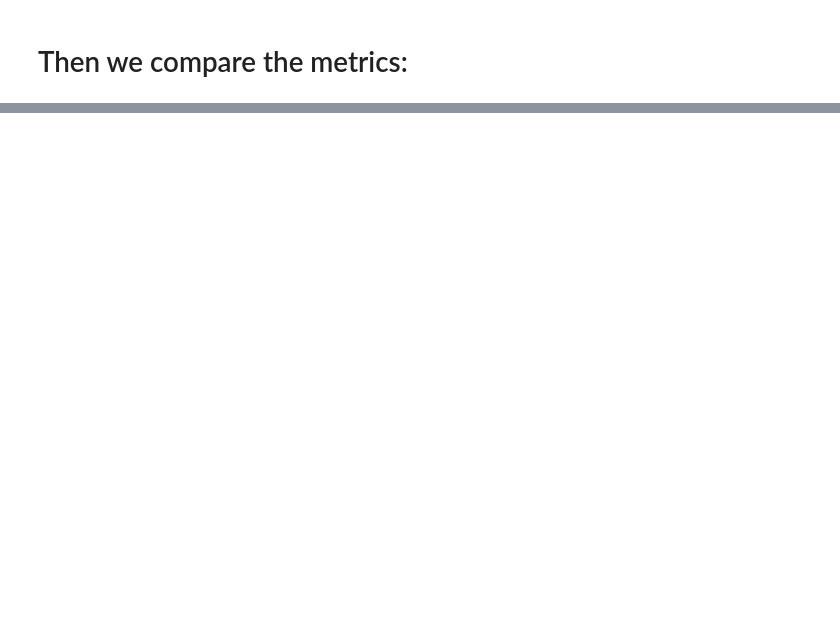
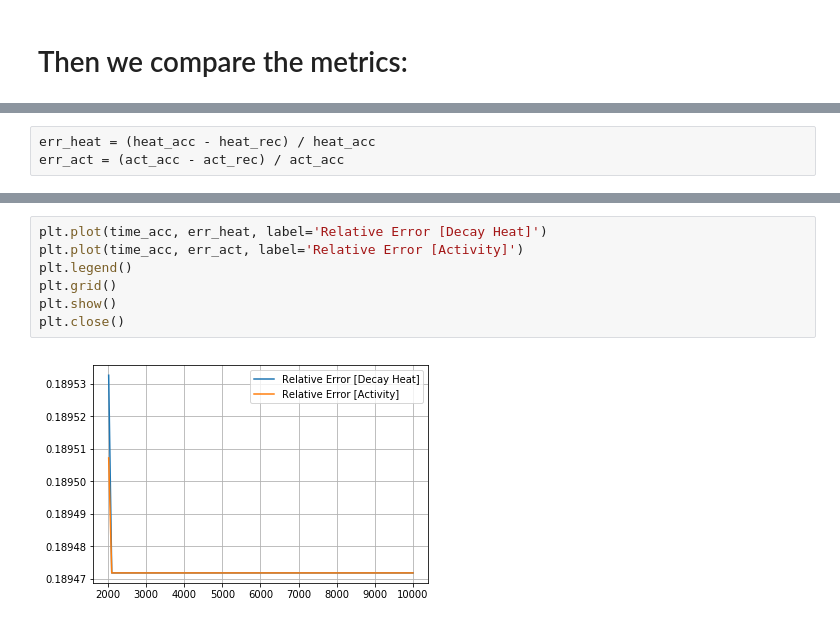
Before and after one commit to katyhuff/2018-bae-ornl, a Jupyter notebook: input/udb/udb-sensitivity.ipynb, the cells around one changed output, grey strips where cells are left out. Drawn from its saved outputs; the diff is of its cells as text; blank space fills up the shorter version.

```diff
--- a/input/udb/udb-sensitivity.ipynb
+++ b/input/udb/udb-sensitivity.ipynb
@@ -183,0 +403,3 @@ def decay_heat(assem_dict):
+# %%
+err_heat = (heat_acc - heat_rec) / heat_acc
+err_act = (act_acc - act_rec) / act_acc
@@ -183,0 +432,9 @@ def decay_heat(assem_dict):
+# %%
+plt.plot(time_acc, err_heat, label='Relative Error [Decay Heat]')
+plt.plot(time_acc, err_act, label='Relative Error [Activity]')
+plt.legend()
+plt.grid()
+plt.show()
+plt.close()
+# %% [output]
+[figure, added]
```
Also changed, not shown: parts of 29 cells of this notebook, 2 other files.
